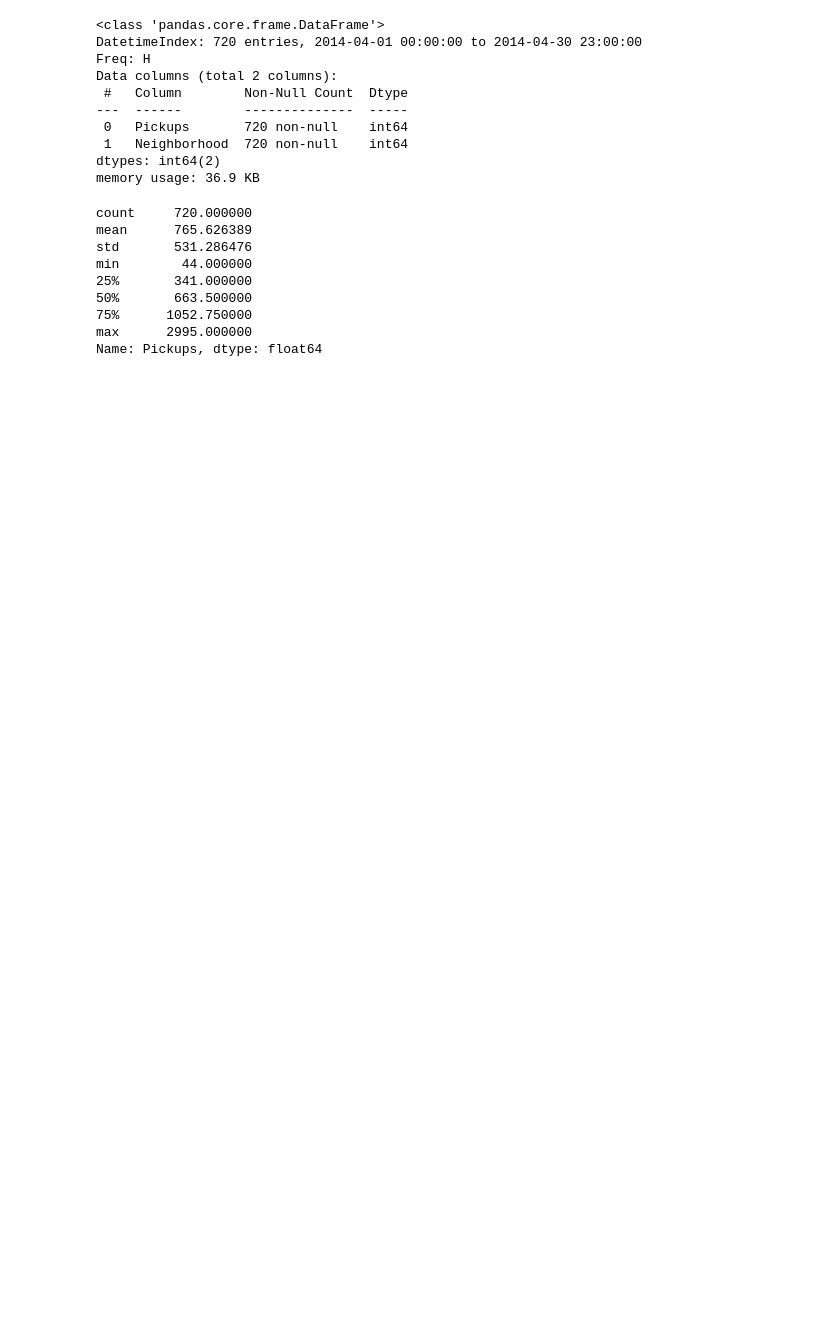
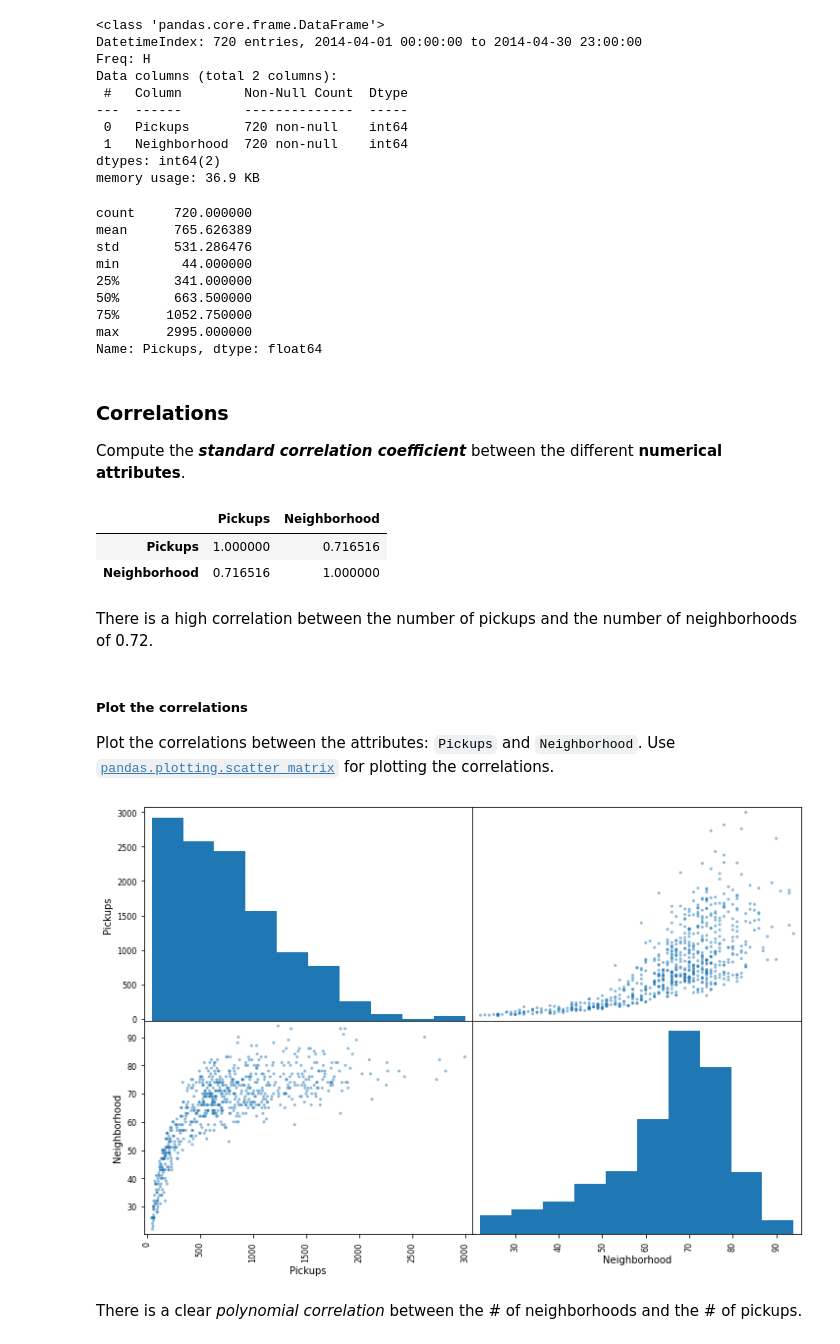
Before and after one commit to faberfred/uber-pickup-prediction, a Jupyter notebook: Uber-pickups.ipynb, the cells around one changed output. Cells and saved outputs as stored; diff of their text form; code cells hidden in the pictures; blank space fills up the shorter version.

```diff
--- a/Uber-pickups.ipynb
+++ b/Uber-pickups.ipynb
@@ -432,3 +450,28 @@ min        44.000000
 75%      1052.750000
 max      2995.000000
 Name: Pickups, dtype: float64
+# %% [markdown]
+### Correlations
+Compute the ***standard correlation coefficient*** between the different **numerical attributes**.
+# %%
+corr_matrix = x_cluster.corr()
+corr_matrix
+# %% [output]
+|  | Pickups | Neighborhood |
+| Pickups | 1.000000 | 0.716516 |
+| Neighborhood | 0.716516 | 1.000000 |
+# %% [markdown]
+There is a high correlation between the number of pickups and the number of neighborhoods of 0.72.
+# %% [markdown]
+##### Plot the correlations
+Plot the correlations between the attributes: `Pickups` and `Neighborhood`. Use [`pandas.plotting.scatter_matrix`](https://pandas.pydata.org/pandas-docs/stable/reference/api/pandas.plotting.scatter_matrix.html) for plotting the correlations.
+# %%
+from pandas.plotting import scatter_matrix
+
+attributes = ['Pickups', 'Neighborhood']
+scatter_matrix(x_cluster[attributes], figsize=(12,8))
+plt.show()
+# %% [output]
+[figure, added]
+# %% [markdown]
+There is a clear *polynomial correlation* between the # of neighborhoods and the # of pickups.
```
Also changed, not shown: parts of 19 cells of this notebook.
